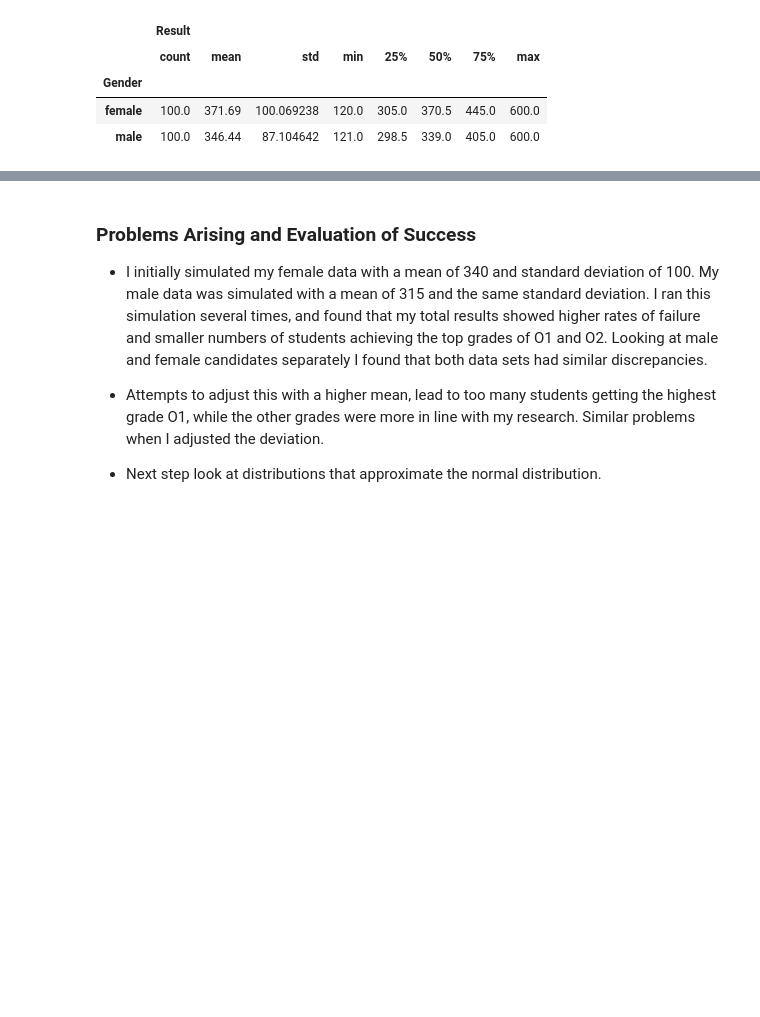
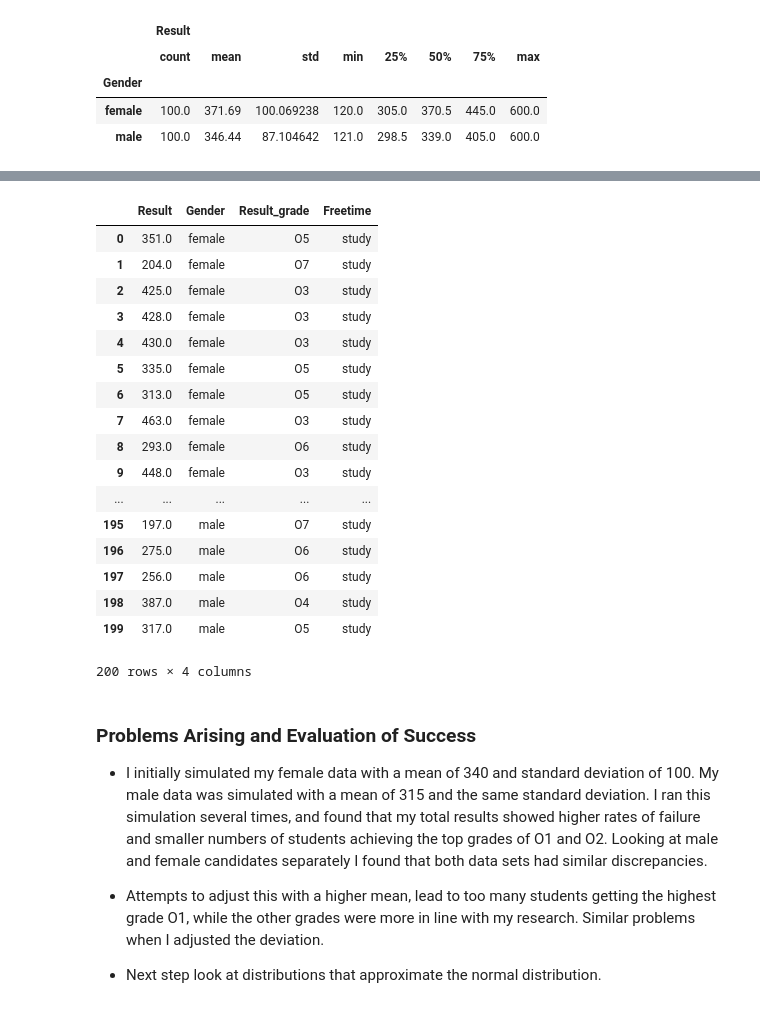
Before and after one commit to MarionMcG/python-fundamentals-project, a Jupyter notebook: exam-cohort.ipynb, the cells around one changed output, grey strips where cells are left out. Drawn from its saved outputs; the diff is of its cells as text; code cells hidden in the pictures; blank space fills up the shorter version.

Commit message:
Join to simulation df, move up and add markdown cells

```diff
--- a/exam-cohort.ipynb
+++ b/exam-cohort.ipynb
@@ -290,3 +326,25 @@ df.groupby(['Gender']).describe()
+# %%
+df = df.join(df_)
+df
+# %% [output]
+|  | Result | Gender | Result_grade | Freetime |
+| 0 | 351.0 | female | O5 | study |
+| 1 | 204.0 | female | O7 | study |
+| 2 | 425.0 | female | O3 | study |
+| 3 | 428.0 | female | O3 | study |
+| 4 | 430.0 | female | O3 | study |
+| 5 | 335.0 | female | O5 | study |
+| 6 | 313.0 | female | O5 | study |
+| 7 | 463.0 | female | O3 | study |
+| 8 | 293.0 | female | O6 | study |
+| 9 | 448.0 | female | O3 | study |
+| ... | ... | ... | ... | ... |
+| 195 | 197.0 | male | O7 | study |
+| 196 | 275.0 | male | O6 | study |
+| 197 | 256.0 | male | O6 | study |
+| 198 | 387.0 | male | O4 | study |
+| 199 | 317.0 | male | O5 | study |
+200 rows × 4 columns
 # %% [markdown]
 ### Problems Arising and Evaluation of Success
 
```
Also changed, not shown: parts of 6 cells of this notebook.
